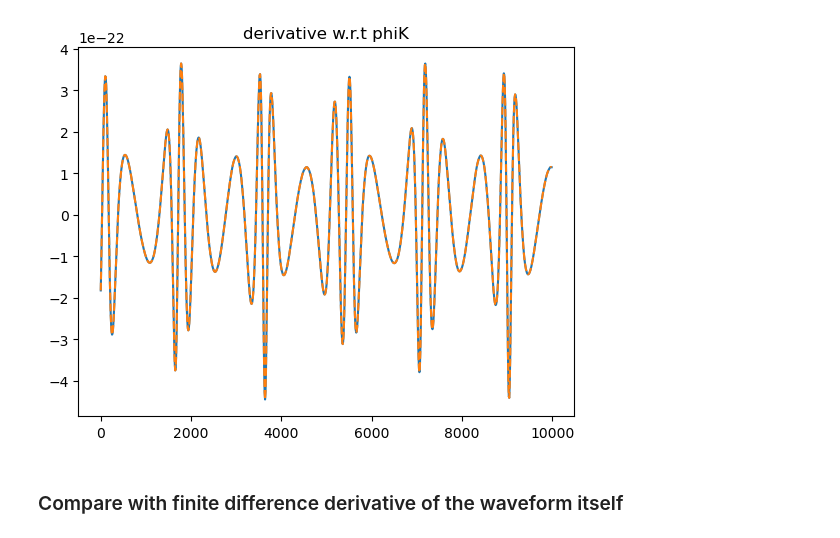
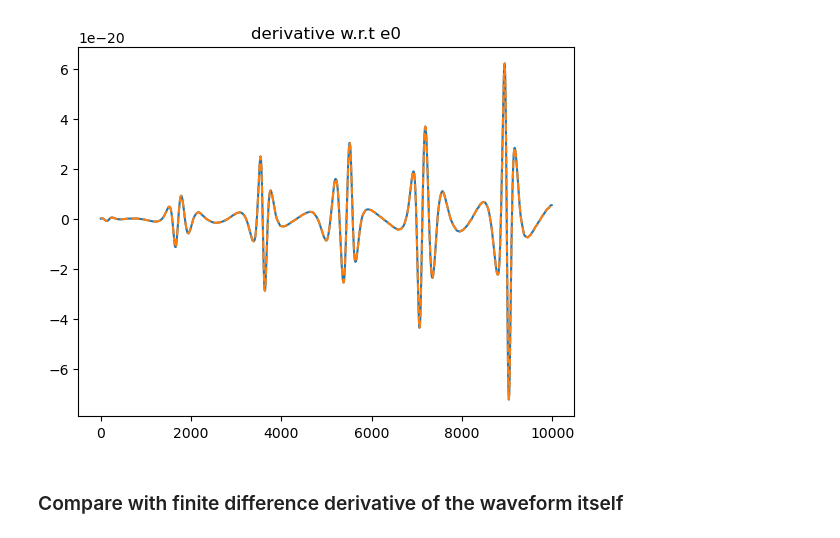
Before and after one commit to perturber/StableEMRIFisher, a Jupyter notebook: StableEMRIDerivative_FEW2April.ipynb, the cells around one changed output. Cells and saved outputs as stored; diff of their text form; code cells hidden in the pictures.

```diff
--- a/StableEMRIDerivative_FEW2April.ipynb
+++ b/StableEMRIDerivative_FEW2April.ipynb
@@ -6,14 +6,16 @@ from few.utils.constants import Gpc, MRSUN_SI, YRSID_SI
 from typing import Optional, Union, Callable
 import tqdm
 
-try:
-    import cupy as cp
-    use_gpu = True
-except ImportError():
-    print("Not on GPU")
-    use_gpu = False
+#try:
+#    import cupy as cp
+#    use_gpu = True
+#except ImportError():
+#    print("Not on GPU")
+#    use_gpu = False
 
-from stableemriderivative import StableEMRIDerivative
+use_gpu = True
+
+from stableemrifisher.fisher.stablederivative import StableEMRIDerivative
 
 if not use_gpu:
 
@@ -37,5 +35,4 @@ from few.waveform import FastSchwarzschildEccentricFlux
 
 waveform_derivative = StableEMRIDerivative(waveform_class=FastSchwarzschildEccentricFlux,
                                           mode_selector_kwargs=dict(mode_selection_threshold=1e-5),
-                                          inspiral_kwargs=dict(err=1e-11, max_iter=10000),
-                                          force_backend = 'gpu')
+                                          inspiral_kwargs=dict(err=1e-11, max_iter=10000))
@@ -57,10 +52,7 @@ Phi_phi0 = np.pi/4
 Phi_theta0 = 0.0
 Phi_r0 = 0.0
 
-if use_gpu == False:
-    T = 0.1
-else:
-    T = 0.1
+T = 0.1
 dt = 10.0
 
 pars_list = [m1, m2, a, p0, e0, xI0, dist, qS, phiS, qK, phiK, Phi_phi0, Phi_theta0, Phi_r0]
@@ -70,9 +62,9 @@ parameters = {}
 for i in range(len(param_names)):
     parameters[param_names[i]] = pars_list[i]
 
-param_to_vary = 'phiK'
+param_to_vary = 'e0'
 
-delta = 1e-8  #finite difference delta for the chosen paramete
+delta = 1e-5  #finite difference delta for the chosen paramete
 order = 4 #order of finite-difference derivative
 kind = "central" #kind of finite-difference derivative
 
@@ -83,3 +75,6 @@ der = waveform_derivative(T = T, dt = dt,
                     order = order,
                     kind = kind,
                     )
+
+if use_gpu:
+    der = der.get()
@@ -114,7 +112,7 @@ plt.show()
 # %%
 #compare with a different order and kind
 
-order = 4 #order of finite-difference derivative
+order = 2 #order of finite-difference derivative
 kind = "backward" #kind of finite-difference derivative
 
 der_2nd = waveform_derivative(T = T, dt = dt,
@@ -124,6 +122,9 @@ der_2nd = waveform_derivative(T = T, dt = dt,
                     order = order,
                     kind = kind)
 
+if use_gpu:
+    der_2nd = der_2nd.get()
+
 times = np.arange(len(der))*dt
 plt.plot(times[:1000], der.real[:1000])
 times = np.arange(len(der_2nd))*dt
@@ -134,4 +138,4 @@ plt.show()
-[figure, old version]
+[figure, new version]
 # %% [markdown]
 ### Compare with finite difference derivative of the waveform itself
 # %%
```
Also changed, not shown: parts of 14 cells of this notebook, 53 other files.
